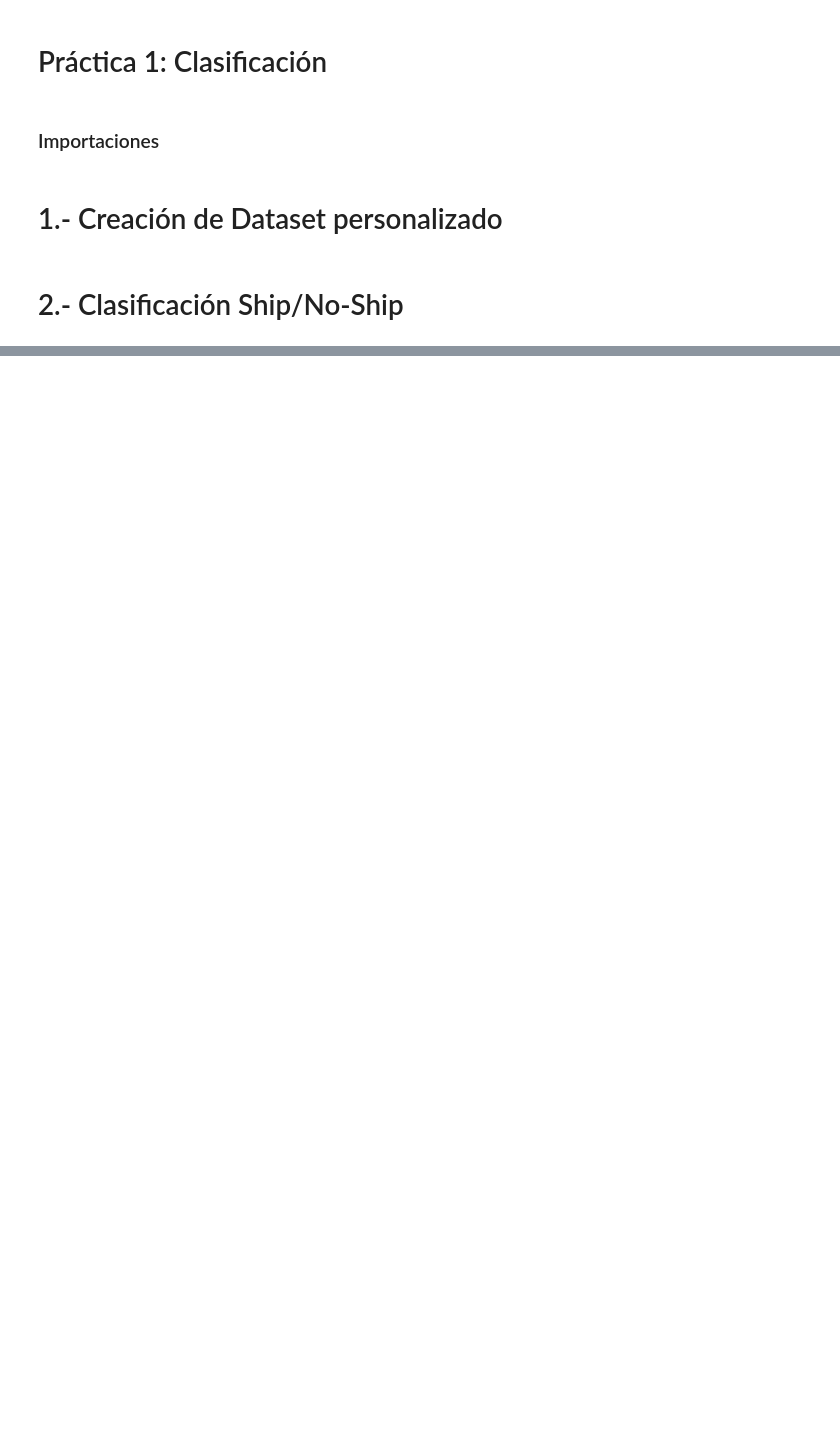
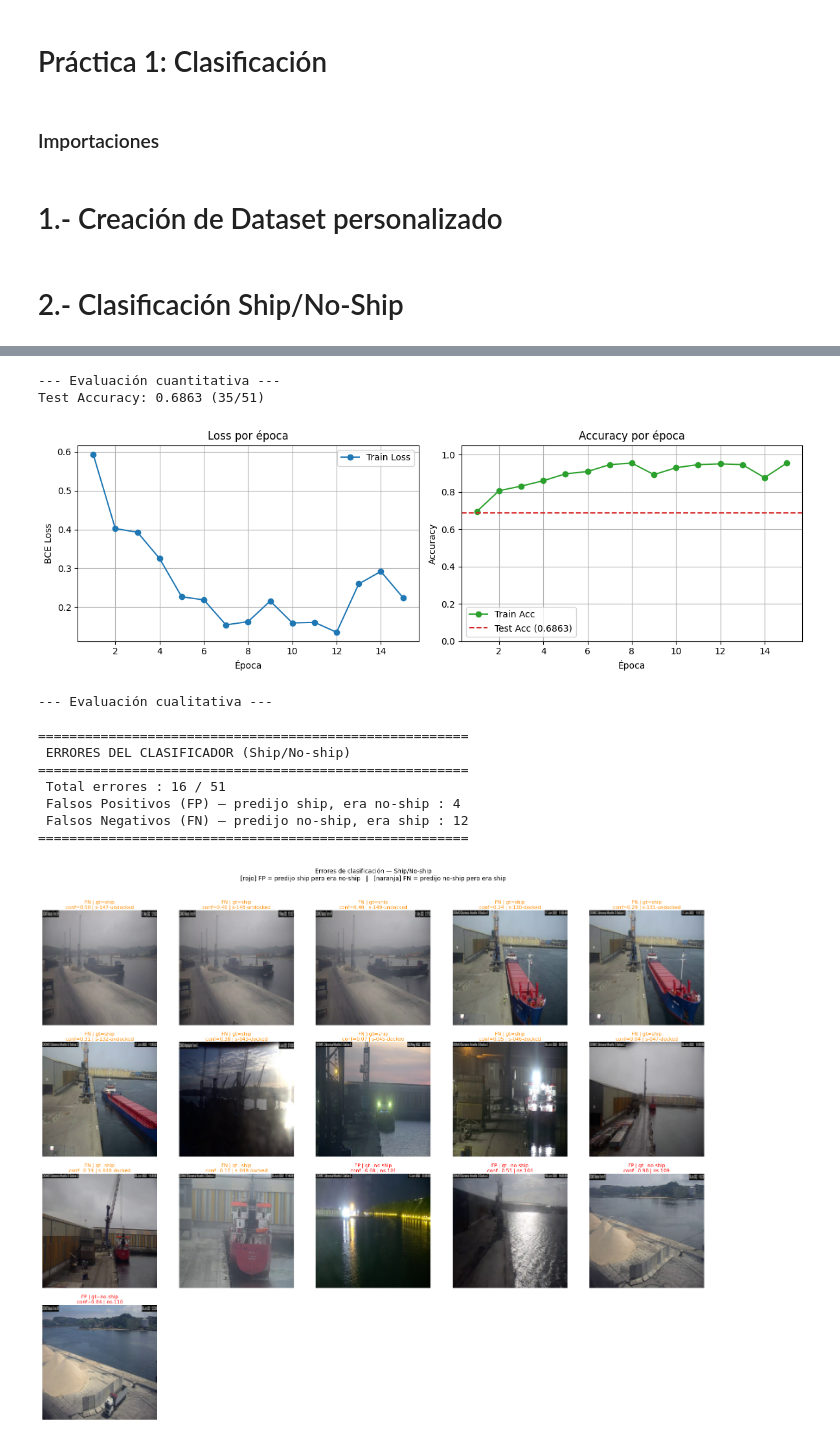
Before and after one commit to MiguelBanosB/VCA, a Jupyter notebook: p1.ipynb, the cells around one changed output, grey strips where cells are left out. Cells and saved outputs as stored; diff of their text form; code cells hidden in the pictures; blank space fills up the shorter version.

```diff
--- a/p1.ipynb
+++ b/p1.ipynb
@@ -80,0 +75,4 @@ class Dataset(data.Dataset):
+# %%
+IMAGE_PATH = r"C:\Users\Pc\Desktop\Uni\Tercero\segundo_cuatri\VCA\VCA\P1-Material\images"
+SHIP_CSV   = r"C:\Users\Pc\Desktop\Uni\Tercero\segundo_cuatri\VCA\VCA\P1-Material\ship.csv"
+DOCKED_CSV = r"C:\Users\Pc\Desktop\Uni\Tercero\segundo_cuatri\VCA\VCA\P1-Material\docked.csv"
@@ -206,3 +288,0 @@ model.fc = nn.Linear(model.fc.in_features, 1)
-# %%
-criterion = nn.BCEWithLogitsLoss()
-optimizer = optim.Adam(model.parameters(), lr=1e-4)
@@ -236,20 +288,0 @@ for epoch in range(3):
-# %%
-model.eval()
-
-correct = 0
-total = 0
-
-with torch.no_grad():
-
-    for images, labels, _ in test_loader:
-
-        images = images.to(device)
-        labels = labels[:,0].unsqueeze(1).to(device)
-
-        outputs = model(images)
-        preds = torch.sigmoid(outputs) > 0.5
-
-        correct += (preds == labels).sum().item()
-        total += labels.size(0)
-
-print("Accuracy:", correct/total)
@@ -255,0 +482,8 @@ print("Accuracy:", correct/total)
+# %%
+# ═══════════════════════════════════════════════════════
+# EXPERIMENTO A — Desde cero, sin Data Augmentation
+# ═══════════════════════════════════════════════════════
+print("=== EXPERIMENTO A (desde cero, sin augmentation) ===")
+train_loader_base, test_loader = make_loaders(train_dataset_base)
+model_a = build_model(pretrained=False, freeze_backbone=False)
+model_a, history_a = train(model_a, train_loader_base, epochs=15)
@@ -255,0 +507,24 @@ print("Accuracy:", correct/total)
+# %%
+print("--- Evaluación cuantitativa ---")
+acc_a = evaluate(model_a, test_loader, history=history_a)
+
+print("\n--- Evaluación cualitativa ---")
+errors_a = evaluate_qualitative(
+    model_a,
+    test_loader_norm=test_loader,
+    test_dataset_disp=test_dataset_disp
+)
+# %% [output]
+--- Evaluación cuantitativa ---
+Test Accuracy: 0.6863 (35/51)
+[figure, added]
+--- Evaluación cualitativa ---
+
+=======================================================
+ ERRORES DEL CLASIFICADOR (Ship/No-ship)
+=======================================================
+ Total errores : 16 / 51
+ Falsos Positivos (FP) — predijo ship, era no-ship : 4
+ Falsos Negativos (FN) — predijo no-ship, era ship : 12
+=======================================================
+[figure, added]
```
Also changed, not shown: parts of 40 cells of this notebook.
